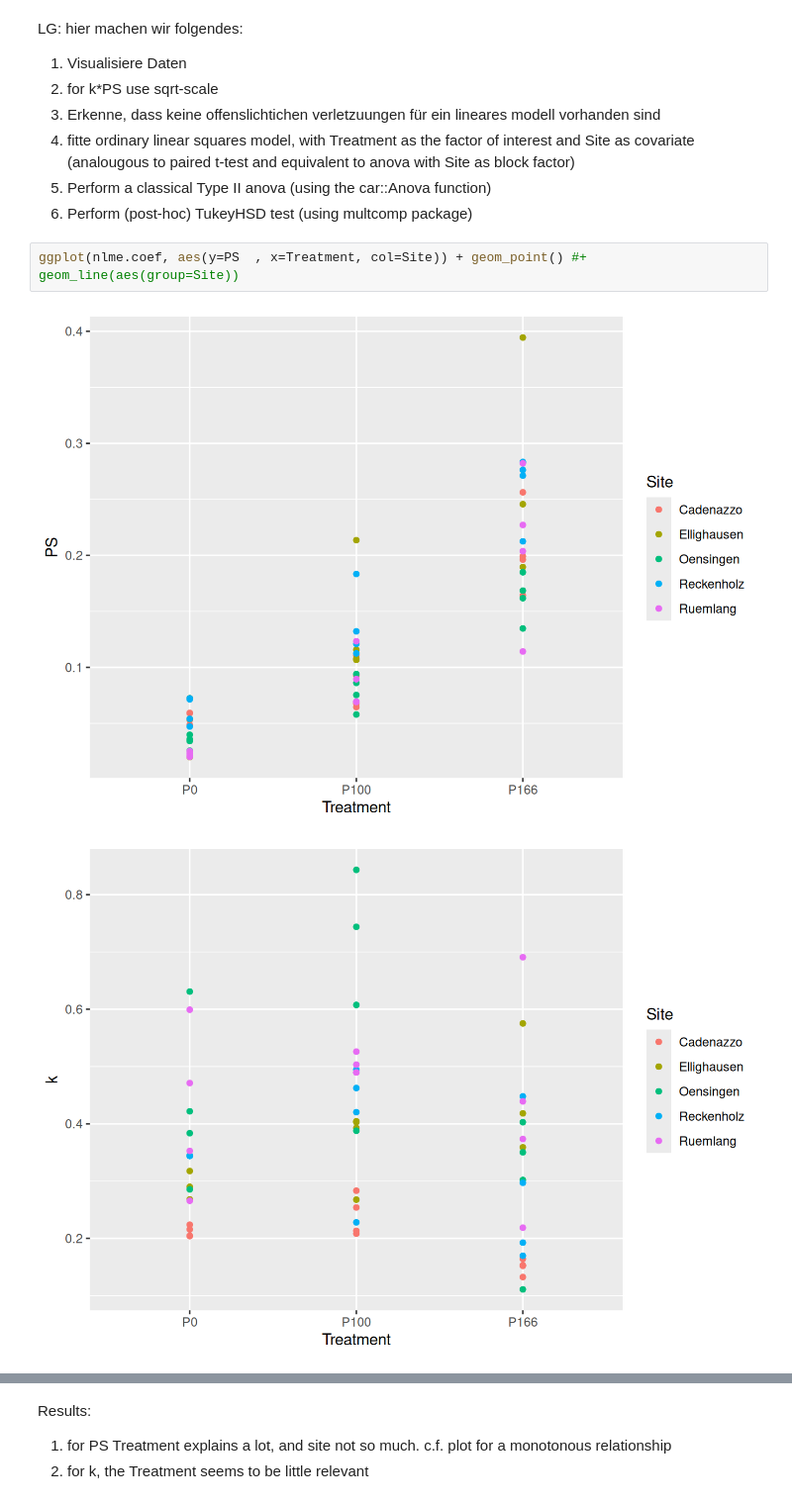
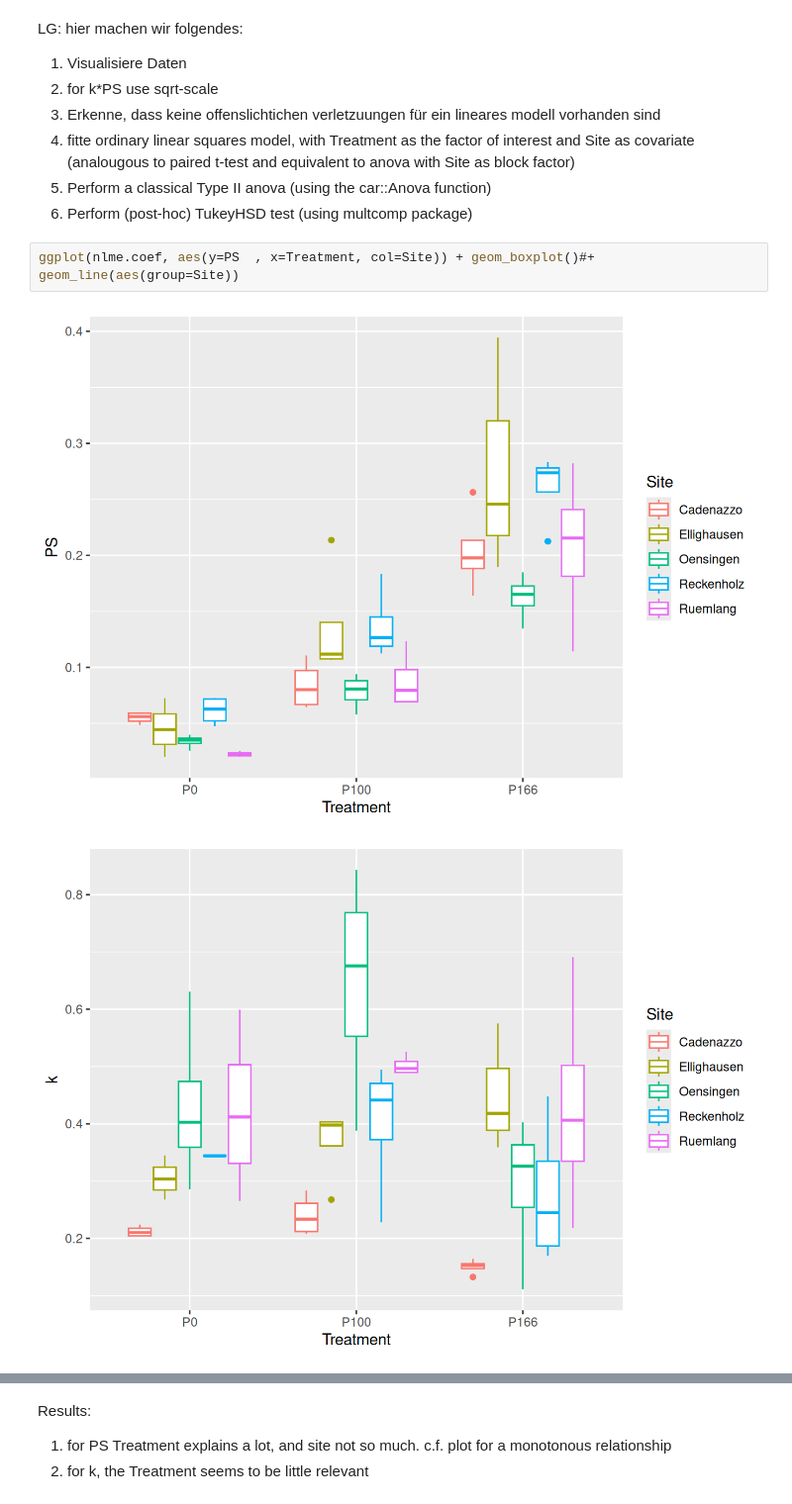
Before and after one commit to Andrapodon/Master-Thesis-P-kinetics, a Jupyter notebook: notebooks/pretest.embed.ipynb, the cells around one changed output, grey strips where cells are left out. Shown at 99% size. Saved outputs shown, nothing was run; the diff lists cells and outputs as text.

Commit message:
Built site for gh-pages

```diff
--- a/notebooks/pretest.embed.ipynb
+++ b/notebooks/pretest.embed.ipynb
@@ -159,7 +159,7 @@ LG: hier machen wir folgendes:
 5.  Perform a classical Type II anova (using the car::Anova function)
 6.  Perform (post-hoc) TukeyHSD test (using multcomp package)
 # %%
-ggplot(nlme.coef, aes(y=PS  , x=Treatment, col=Site)) + geom_point() #+ geom_line(aes(group=Site))
+ggplot(nlme.coef, aes(y=PS  , x=Treatment, col=Site)) + geom_boxplot()#+ geom_line(aes(group=Site))
 # %% [output]
-[figure, old version]
+[figure, new version]
-[figure, old version]
+[figure, new version]
```
Also changed, not shown: parts of 3 cells of this notebook, 26 other files.
